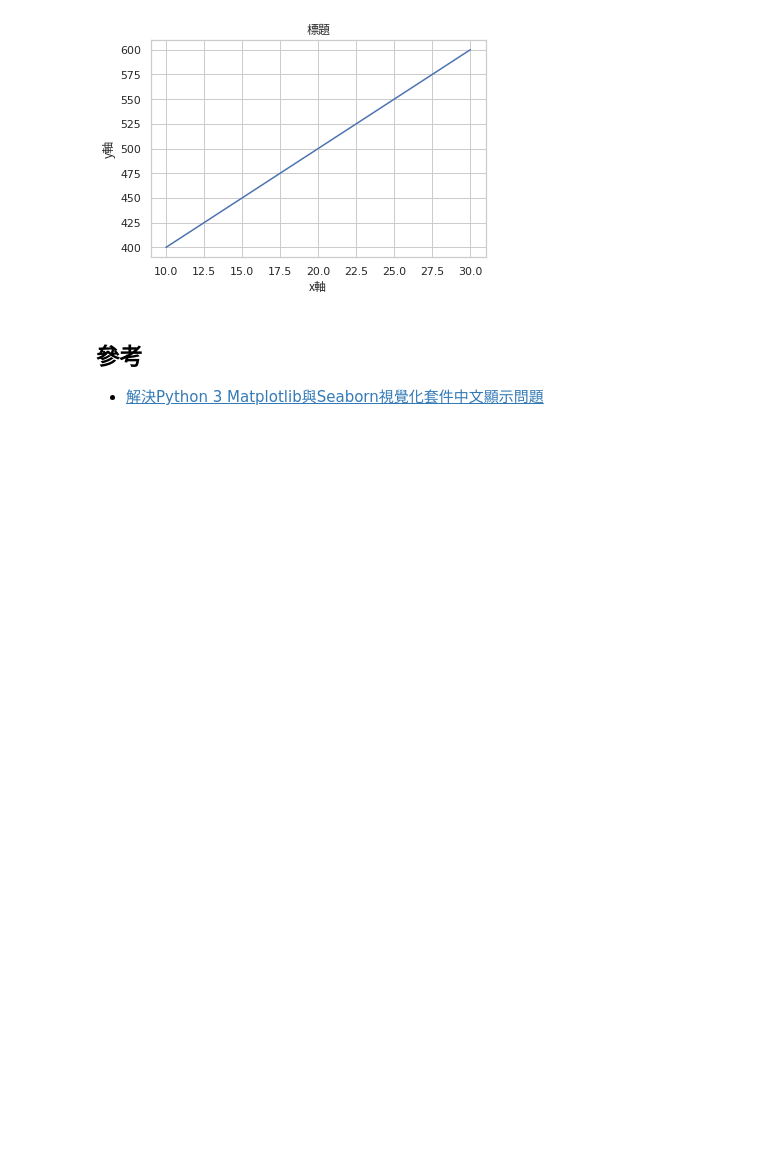
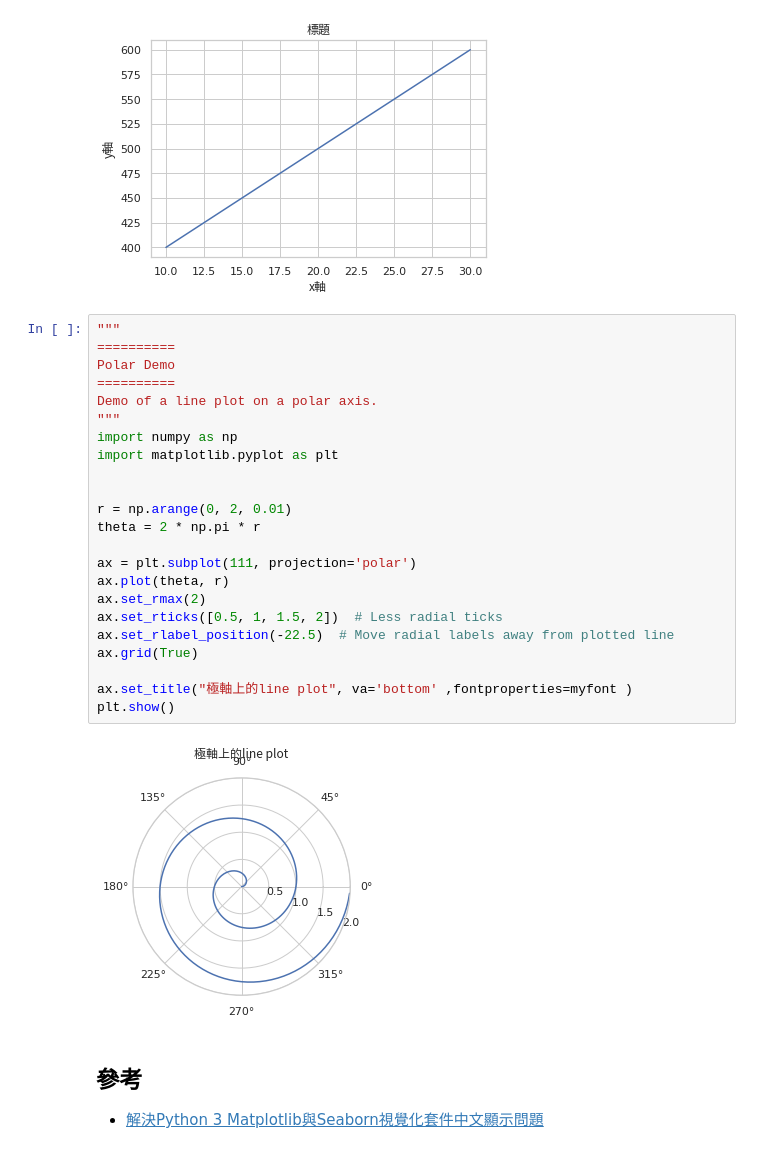
Before and after one commit to willismax/matplotlib_show_chinese_in_colab, a Jupyter notebook: matplotlib_show_chinese_in_colab.ipynb, the cells around one changed output. Drawn from its saved outputs; the diff is of its cells as text; blank space fills up the shorter version.

```diff
--- a/matplotlib_show_chinese_in_colab.ipynb
+++ b/matplotlib_show_chinese_in_colab.ipynb
@@ -32,6 +31,31 @@ plt.xlabel("x軸",fontproperties=myfont)
 plt.show()
 # %% [output]
 [figure]
+# %%
+"""
+==========
+Polar Demo
+==========
+Demo of a line plot on a polar axis.
+"""
+import numpy as np
+import matplotlib.pyplot as plt
+
+
+r = np.arange(0, 2, 0.01)
+theta = 2 * np.pi * r
+
+ax = plt.subplot(111, projection='polar')
+ax.plot(theta, r)
+ax.set_rmax(2)
+ax.set_rticks([0.5, 1, 1.5, 2])  # Less radial ticks
+ax.set_rlabel_position(-22.5)  # Move radial labels away from plotted line
+ax.grid(True)
+
+ax.set_title("極軸上的line plot", va='bottom' ,fontproperties=myfont )
+plt.show()
+# %% [output]
+[figure, added]
 # %% [markdown]
 ## 參考
 -  [解決Python 3 Matplotlib與Seaborn視覺化套件中文顯示問題](https://medium.com/marketingdatascience/%E8%A7%A3%E6%B1%BApython-3-matplotlib%E8%88%87seaborn%E8%A6%96%E8%A6%BA%E5%8C%96%E5%A5%97%E4%BB%B6%E4%B8%AD%E6%96%87%E9%A1%AF%E7%A4%BA%E5%95%8F%E9%A1%8C-f7b3773a889b)
```
Also changed, not shown: parts of 1 cell of this notebook.
